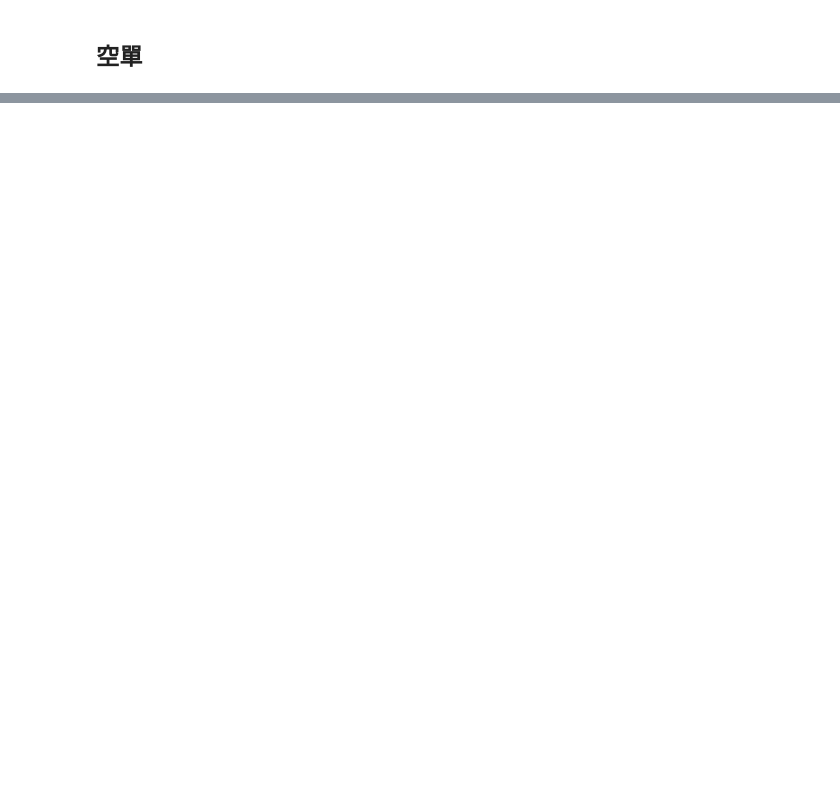
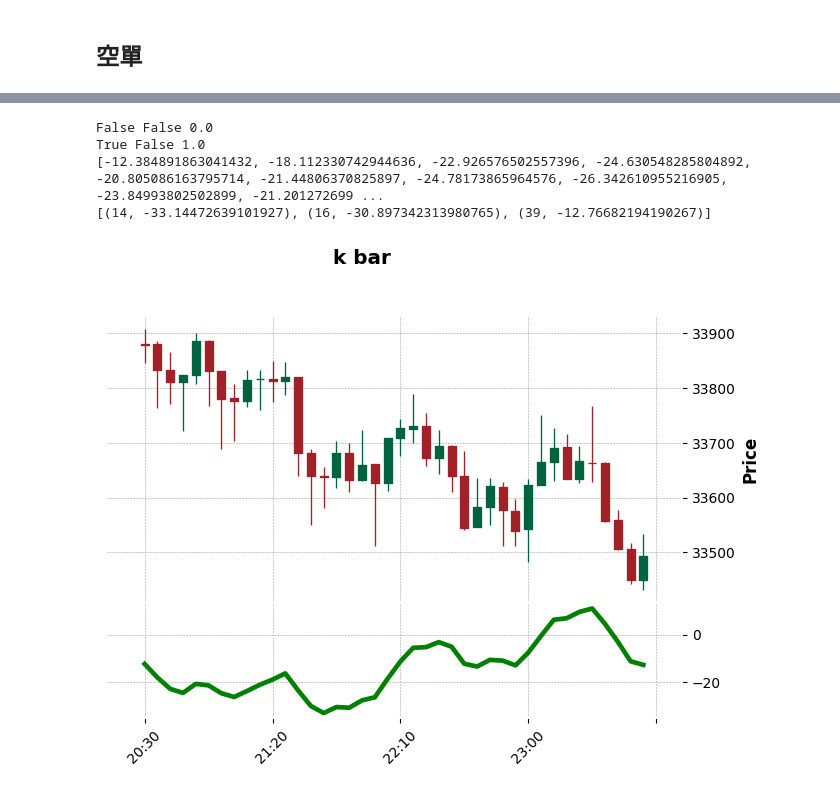
Before and after one commit to tc3oliver/StratLabFreq, a Jupyter notebook: MACD_Divergence_Analysis.ipynb, the cells around one changed output, grey strips where cells are left out. Cells and saved outputs as stored; diff of their text form; code cells hidden in the pictures; blank space fills up the shorter version.

```diff
--- a/MACD_Divergence_Analysis.ipynb
+++ b/MACD_Divergence_Analysis.ipynb
@@ -275,0 +293,6 @@ while True:
+# %%
+bollinger = qtpylib.bollinger_bands(qtpylib.typical_price(dataframe), window=20, stds=2)
+dataframe['bb_lowerband'] = bollinger['lower']
+dataframe['bb_middleband'] = bollinger['mid']
+dataframe['bb_upperband'] = bollinger['upper']
+dataframe['ema100'] = ta.EMA(dataframe, timeperiod=100)
@@ -275,0 +315,34 @@ while True:
+# %%
+while True:
+
+  df = get_random_count_values_dataframe(dataframe)
+  data = df['macdhist'].values.tolist()
+
+  isfind, l = find_peak_sequence_logn_wrapper(data)
+
+  if isfind:
+    is_close_low_ema = df['close'].values.tolist()[-1] < (1-0.005) * df['ema100'].values.tolist()[-1]
+    is_close_low_bb = (dataframe['close'].values.tolist()[-1] < (1-0.005) * dataframe['bb_lowerband']).values.tolist()[-1]
+    is_low_decreasing = df['is_low_decreasing'].values.tolist()[-1]
+    print(is_close_low_ema, is_close_low_bb, is_low_decreasing)
+    if is_low_decreasing and is_close_low_ema:
+      print(data)
+      print(l)
+      df.set_index('date', inplace=True)
+
+      # 建立一個 MACD histogram 的圖像
+      ap = mpf.make_addplot(df['macdhist'], panel=1, color='g', secondary_y=False)
+
+      # 繪製 K 線圖，並添加 MACD histogram
+      mpf.plot(df, type='candle', style='charles', title='k bar', addplot=ap)
+
+      # 顯示圖表
+      plt.show()
+
+      break
+# %% [output]
+False False 0.0
+True False 1.0
+[-12.384891863041432, -18.112330742944636, -22.926576502557396, -24.630548285804892, -20.805086163795714, -21.44806370825897, -24.78173865964576, -26.342610955216905, -23.84993802502899, -21.201272699 ...
+[(14, -33.14472639101927), (16, -30.897342313980765), (39, -12.76682194190267)]
+[figure, added]
```
Also changed, not shown: parts of 10 cells of this notebook.
